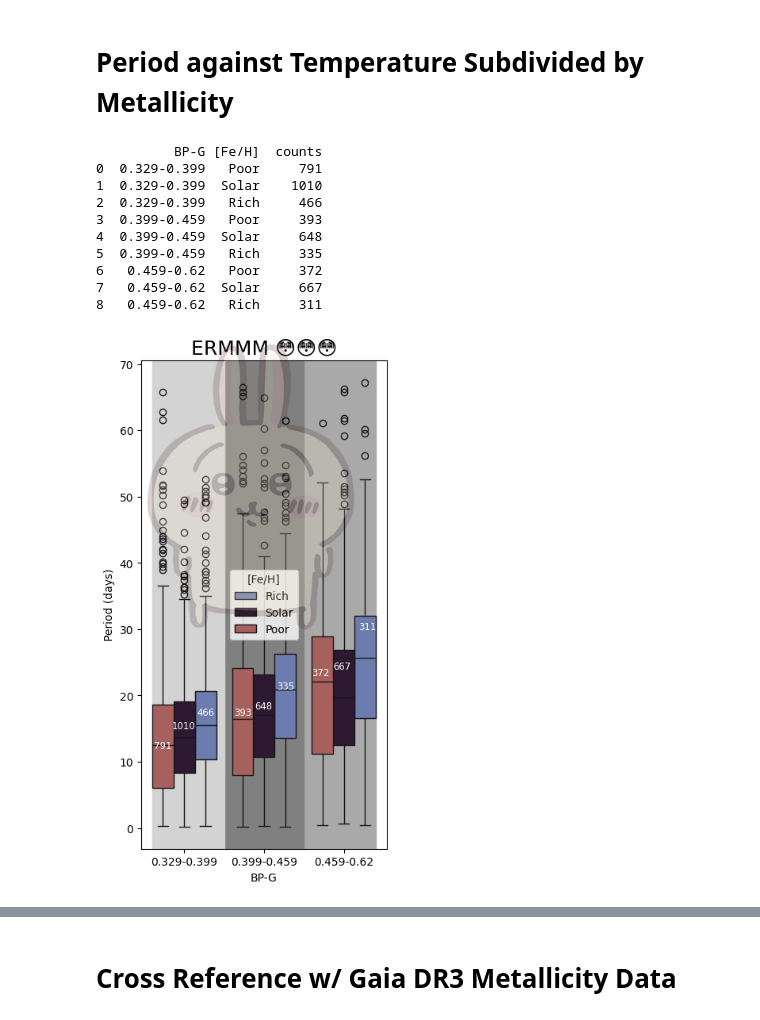
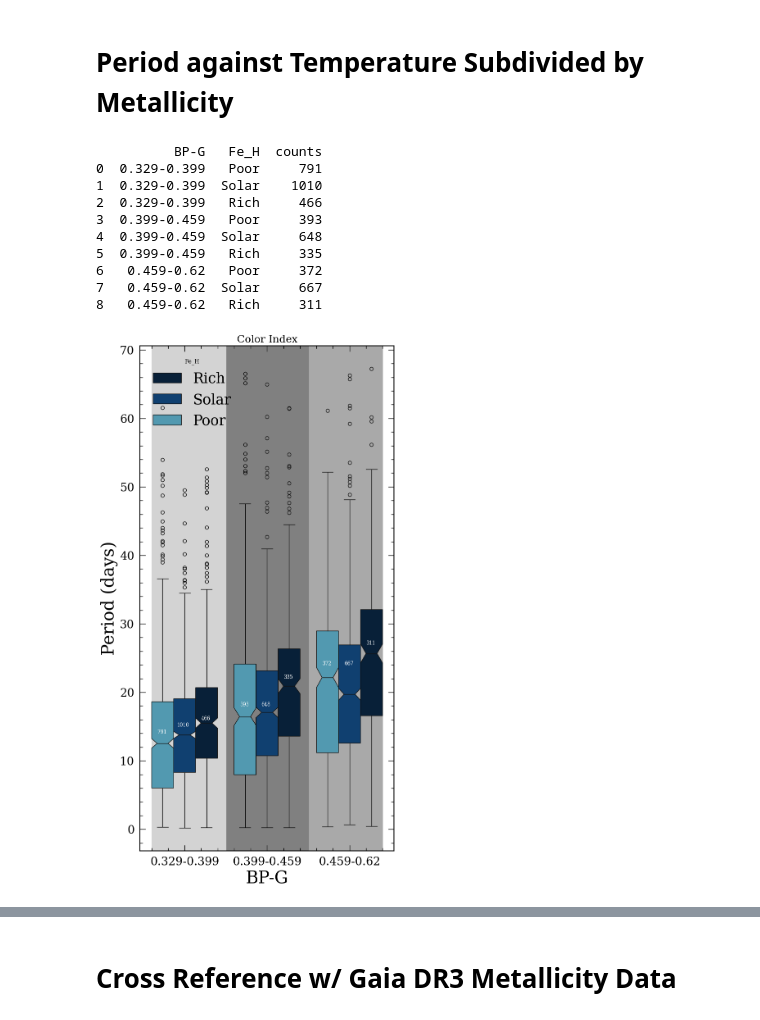
Before and after one commit to livelaplove/SURP-2025, a Jupyter notebook: metallicity/metallicity.ipynb, the cells around one changed output, grey strips where cells are left out. Saved outputs shown, nothing was run; the diff lists cells and outputs as text; code cells hidden in the pictures.

Commit message:
all my plots

```diff
--- a/metallicity/metallicity.ipynb
+++ b/metallicity/metallicity.ipynb
@@ -52,62 +88,57 @@ plt.show()
 # %% [markdown]
 # Period against Temperature Subdivided by Metallicity
 # %%
-from PIL import Image
-
-data = pd.read_csv('result.csv')[['GaiaDR2', 'Prot', 'BP-G', '[Fe/H]']].dropna()
-fehbins = pd.cut(data['[Fe/H]'], (-2, -0.1, 0.1, 2),labels=('Poor', 'Solar', 'Rich'), ordered=False, include_lowest=True).dropna()
+data = pd.read_csv('result.csv')[['GaiaDR2', 'Prot', 'BP-G', 'Fe_H']].dropna()
+fehbins = pd.cut(data['Fe_H'], (-2, -0.1, 0.1, 2),labels=('Poor', 'Solar', 'Rich'), ordered=False, include_lowest=True).dropna()
 colorbins = pd.cut(data['BP-G'], (0.329, 0.399, 0.459, 0.62), labels=('0.329-0.399', '0.399-0.459', '0.459-0.62'), include_lowest=True).dropna()
 
-data = data.drop(['BP-G', '[Fe/H]'], axis=1)
+data = data.drop(['BP-G', 'Fe_H'], axis=1)
 data = data.merge(colorbins, how='inner', left_index=True, right_index=True)
 data = data.merge(fehbins, how='inner', left_index=True, right_index=True)
 
-counts = data.groupby(by=['BP-G', '[Fe/H]']).size().reset_index(name='counts')
+counts = data.groupby(by=['BP-G', 'Fe_H']).size().reset_index(name='counts')
 print(counts)
 
-plt.figure(figsize=(4,8))
+plt.figure(figsize=(8,16))
 ax = sns.boxplot(data=data, x='BP-G', y='Prot', orient='v', order=('0.459-0.62', '0.399-0.459', '0.329-0.399'),
-                 hue='[Fe/H]', hue_order=('Rich', 'Solar', 'Poor'), palette='twilight')
+                 hue='Fe_H', hue_order=('Rich', 'Solar', 'Poor'), palette='ocean', notch=True)
 
 # sets plot parameters
-ax.set_title('ERMMM 😳😳😳', size=18)
+ax.set_title('Color Index', size=18)
 ax.set_ylabel('Period (days)')
 ax.set_xlabel('BP-G')
 # ax.set_xticklabels(('Bluer', 'Solar', 'Redder'))
 ax.invert_xaxis()
 ax.tick_params(axis='x')
 ax.axvspan(-0.4, 0.5, color='darkgrey')
 ax.axvspan(0.5, 1.5, color='grey')
 ax.axvspan(1.5, 2.4, color='lightgrey')
 
 # counts number of observations
-ax.text(-0.18, 30, '311', size='small', color='w')
-ax.text(0.13, 24, '667', size='small', color='w')
-ax.text(0.4, 23, '372', size='small', color='w')
-ax.text(0.84, 21, '335', size='small', color='w')
-ax.text(1.12, 18, '648', size='small', color='w')
-ax.text(1.38, 17, '393', size='small', color='w')
-ax.text(1.84, 17, '466', size='small', color='w')
-ax.text(2.15, 15, '1010', size='small', color='w')
-ax.text(2.38, 12, '791', size='small', color='w')
-
-im = Image.open('usagi.png')
-plt.figimage(im, 0, 315, alpha=0.2)
+ax.text(-0.20, 27, '311', size='small', color='w')
+ax.text(0.06, 24, '667', size='small', color='w')
+ax.text(0.33, 24, '372', size='small', color='w')
+ax.text(0.8, 22, '335', size='small', color='w')
+ax.text(1.07, 18, '648', size='small', color='w')
+ax.text(1.33, 18, '393', size='small', color='w')
+ax.text(1.80, 16, '466', size='small', color='w')
+ax.text(2.09, 15, '1010', size='small', color='w')
+ax.text(2.33, 14, '791', size='small', color='w')
 
 plt.savefig('prot_vs_color.png')
 plt.show()
 # %% [output]
-          BP-G [Fe/H]  counts
+          BP-G   Fe_H  counts
 0  0.329-0.399   Poor     791
 1  0.329-0.399  Solar    1010
 2  0.329-0.399   Rich     466
 3  0.399-0.459   Poor     393
 4  0.399-0.459  Solar     648
 5  0.399-0.459   Rich     335
 6   0.459-0.62   Poor     372
 7   0.459-0.62  Solar     667
 8   0.459-0.62   Rich     311
-[figure, old version]
+[figure, new version]
 # %% [markdown]
 ![priii](usagi.webp "yaha")
 # %% [markdown]
```
Also changed, not shown: parts of 8 cells of this notebook, 43 other files.
